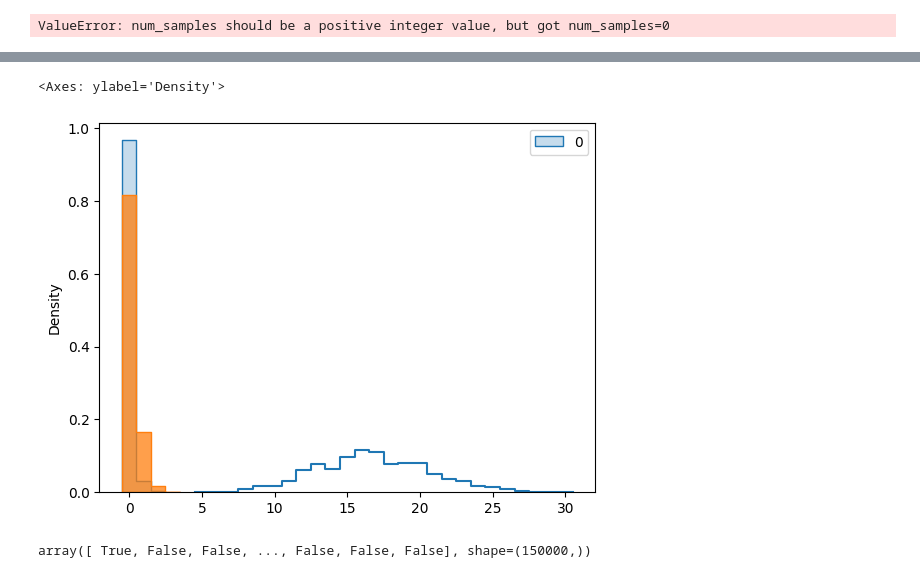
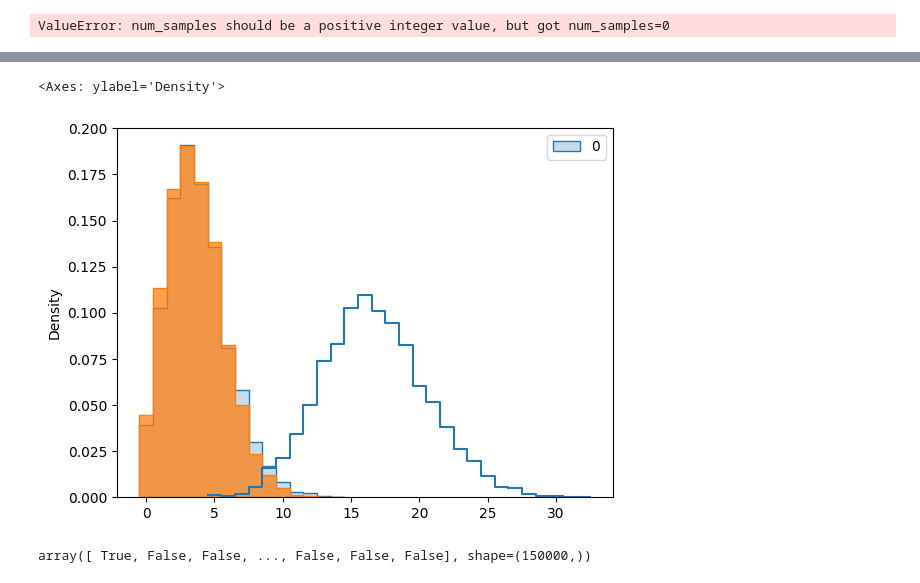
Before and after one commit to dfaroughy/Multimodal-flows, a Jupyter notebook: notebooks/data_aoj_particle_sets.ipynb, the cells around one changed output, grey strips where cells are left out. Saved outputs shown, nothing was run; the diff lists cells and outputs as text; code cells hidden in the pictures.

```diff
--- a/notebooks/data_aoj_particle_sets.ipynb
+++ b/notebooks/data_aoj_particle_sets.ipynb
@@ -476,7 +476,7 @@ aoj = AspenOpenJets(
     data_dir="/home/df630/Multimodal-Bridges/data/aoj", data_files="RunG_batch0.h5"
 )
 
-particle_set, _ = aoj(num_jets=1_000,
+particle_set, _ = aoj(num_jets=5_000,
                       download=False,
                       features={"continuous": None, "discrete": "tokens"},
                       pt_order=True,
@@ -494,13 +494,14 @@ from datamodules.datasets import MultiModalDataset, DataCoupling, data_coupling_
 from model.multimodal_bridge_matching import MarkovJumpBridge
 
 
-experiment_id = '3d44816b11de4229988db5285c9d6f70'
+experiment_id = '01a13cfa5e0a4c02b6df030f11dcbf50'
 vocab_size = 9
-num_jets = 1000
+num_jets = 5000
 max_num_particles = 150
 batch_size=100
 
-mjb = MarkovJumpBridge.load_from_checkpoint(f"/home/df630/Multimodal-flows/results/jet_sequences/{experiment_id}/checkpoints/best.ckpt", map_location="cpu",)
+mjb = MarkovJumpBridge.load_from_checkpoint(f"/home/df630/Multimodal-flows/jet_sequences/{experiment_id}/checkpoints/best.ckpt", map_location="cpu",)
+mjb.num_timesteps = 3000
 # %%
 noise = torch.randint(0, vocab_size, (num_jets, max_num_particles, 1))
 mask = torch.ones((num_jets, max_num_particles, 1))
@@ -557,30 +597,30 @@ tensor([4, 4, 3, 1, 3, 1, 4, 4, 3, 3, 4, 4, 0, 3, 3, 1, 4, 3, 2, 4, 4, 1, 3, 1,
 # %%
 import seaborn as sns
 
-n = 7
+n = 2
 
 sns.histplot((particle_set.discrete == n).sum(dim=1),
              discrete=True,
              stat="density",
              element="step",
              )
 
 
 sns.histplot((X[1] == n).sum(dim=1),
                 discrete=True,
                 stat="density",
                 element="step",
                 )
 
 sns.histplot((X[0] == n).sum(dim=1),
                 discrete=True,
                 stat="density",
                 element="step",
                 fill=False,
                 )
 # %% [output]
 <Axes: ylabel='Density'>
-[figure, old version]
+[figure, new version]
 # %%
 X[1].flatten() == 0
 # %% [output]
```
Also changed, not shown: parts of 4 cells of this notebook, 9 other files.
